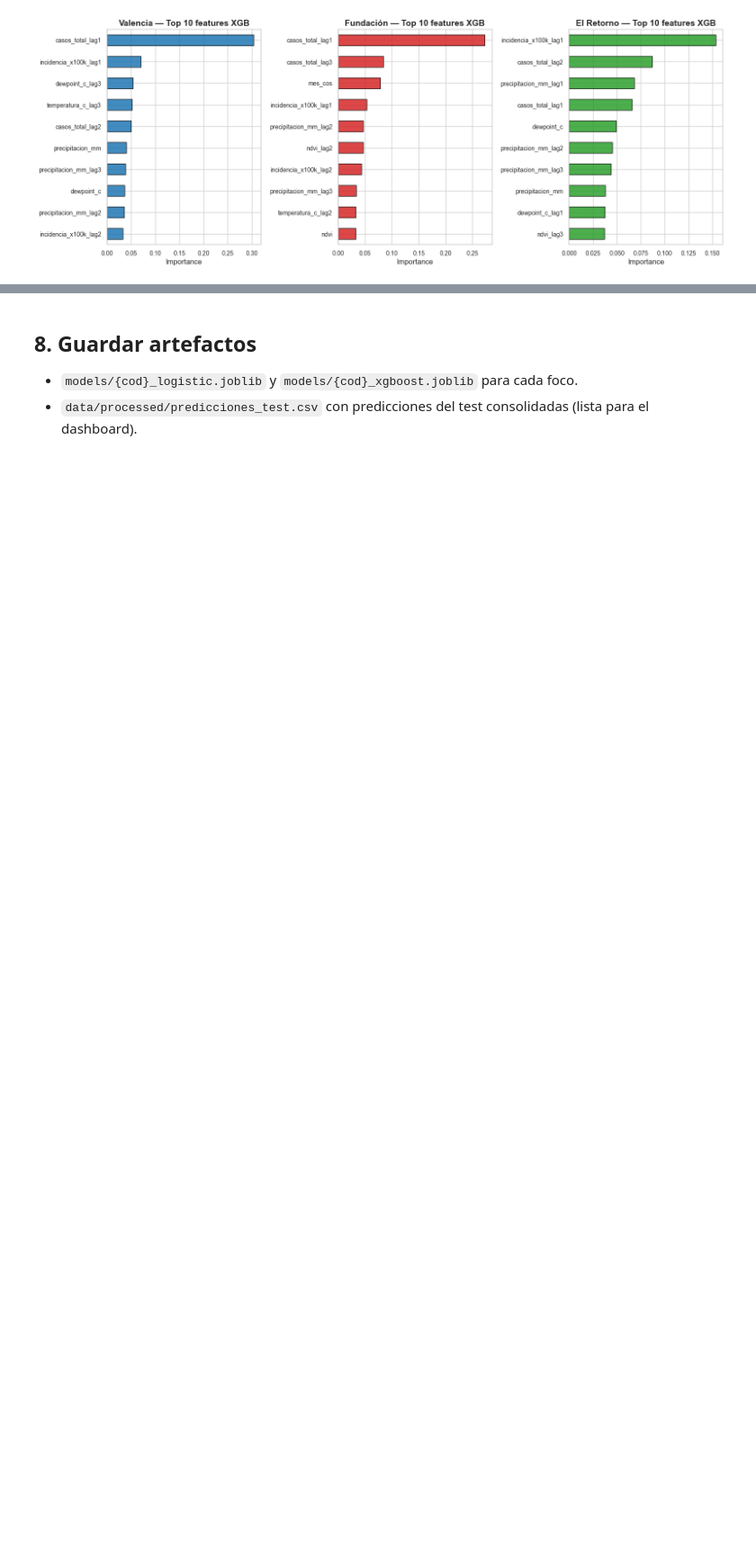
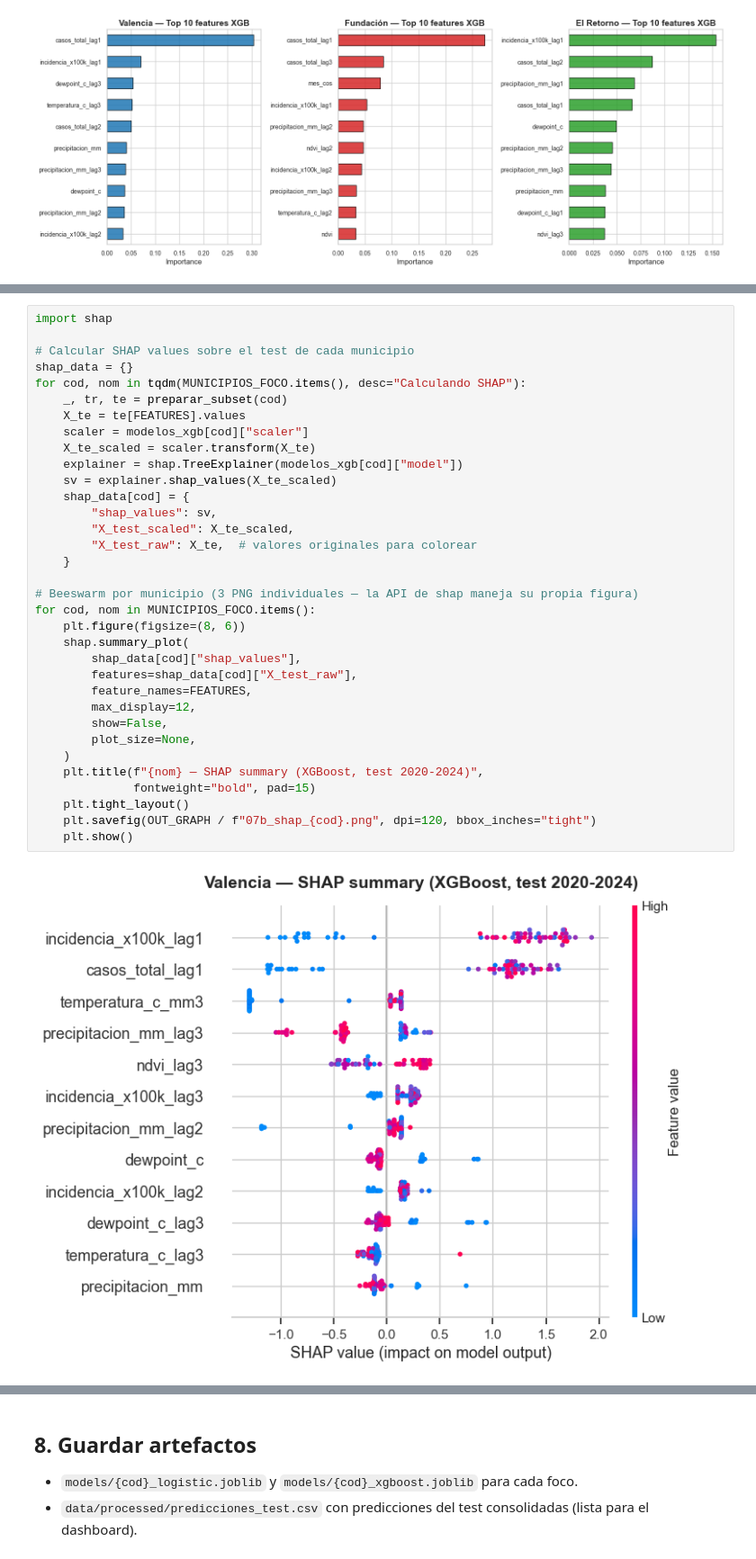
Before and after one commit to jhoneduardmoreno/dengue-eda, a Jupyter notebook: notebooks/07_modelado.ipynb, the cells around one changed output, grey strips where cells are left out. Shown at 90% size. Cells and saved outputs as stored; diff of their text form; blank space fills up the shorter version.

```diff
--- a/notebooks/07_modelado.ipynb
+++ b/notebooks/07_modelado.ipynb
@@ -343,0 +358,36 @@ plt.show()
+# %%
+import shap
+
+# Calcular SHAP values sobre el test de cada municipio
+shap_data = {}
+for cod, nom in tqdm(MUNICIPIOS_FOCO.items(), desc="Calculando SHAP"):
+    _, tr, te = preparar_subset(cod)
+    X_te = te[FEATURES].values
+    scaler = modelos_xgb[cod]["scaler"]
+    X_te_scaled = scaler.transform(X_te)
+    explainer = shap.TreeExplainer(modelos_xgb[cod]["model"])
+    sv = explainer.shap_values(X_te_scaled)
+    shap_data[cod] = {
+        "shap_values": sv,
+        "X_test_scaled": X_te_scaled,
+        "X_test_raw": X_te,  # valores originales para colorear
+    }
+
+# Beeswarm por municipio (3 PNG individuales — la API de shap maneja su propia figura)
+for cod, nom in MUNICIPIOS_FOCO.items():
+    plt.figure(figsize=(8, 6))
+    shap.summary_plot(
+        shap_data[cod]["shap_values"],
+        features=shap_data[cod]["X_test_raw"],
+        feature_names=FEATURES,
+        max_display=12,
+        show=False,
+        plot_size=None,
+    )
+    plt.title(f"{nom} — SHAP summary (XGBoost, test 2020-2024)",
+              fontweight="bold", pad=15)
+    plt.tight_layout()
+    plt.savefig(OUT_GRAPH / f"07b_shap_{cod}.png", dpi=120, bbox_inches="tight")
+    plt.show()
+# %% [output]
+[figure, added]
```
Also changed, not shown: parts of 3 cells of this notebook, 4 other files.
